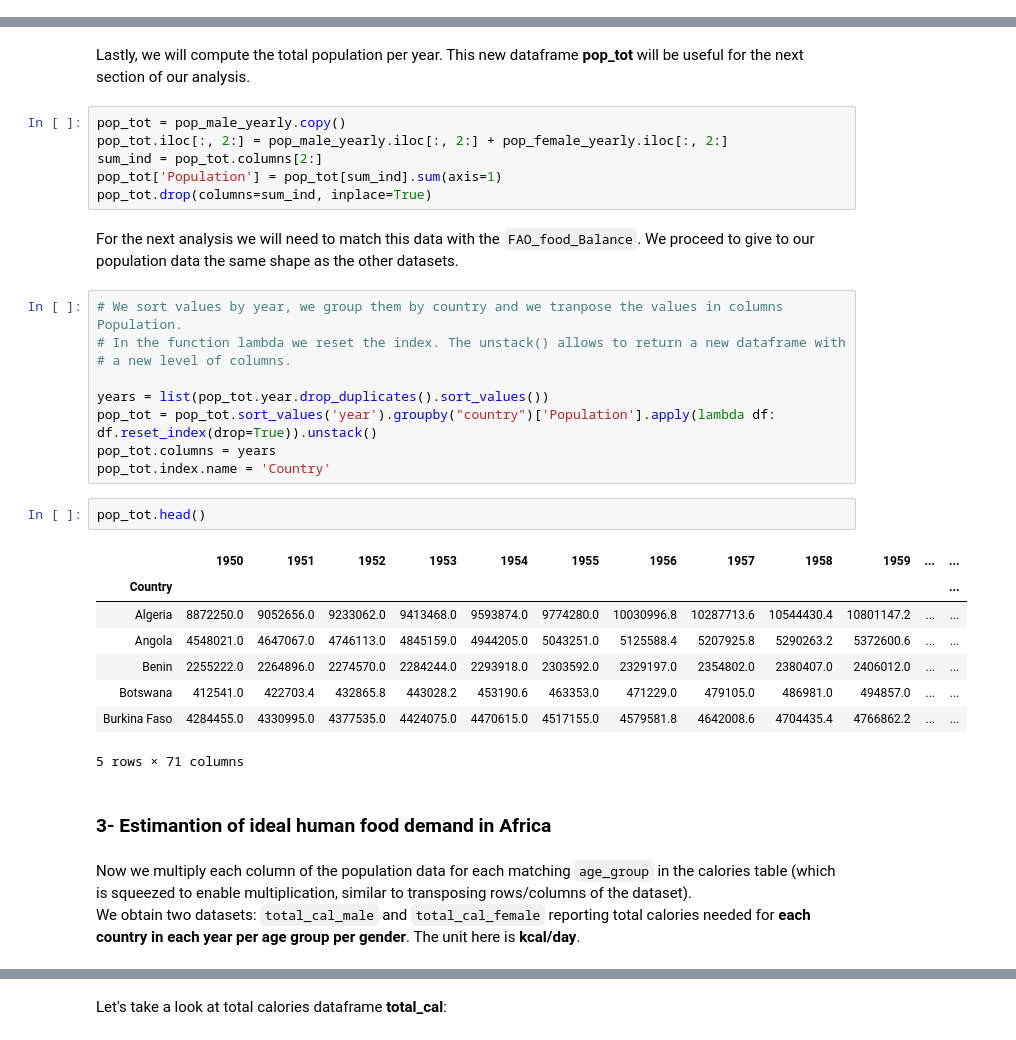
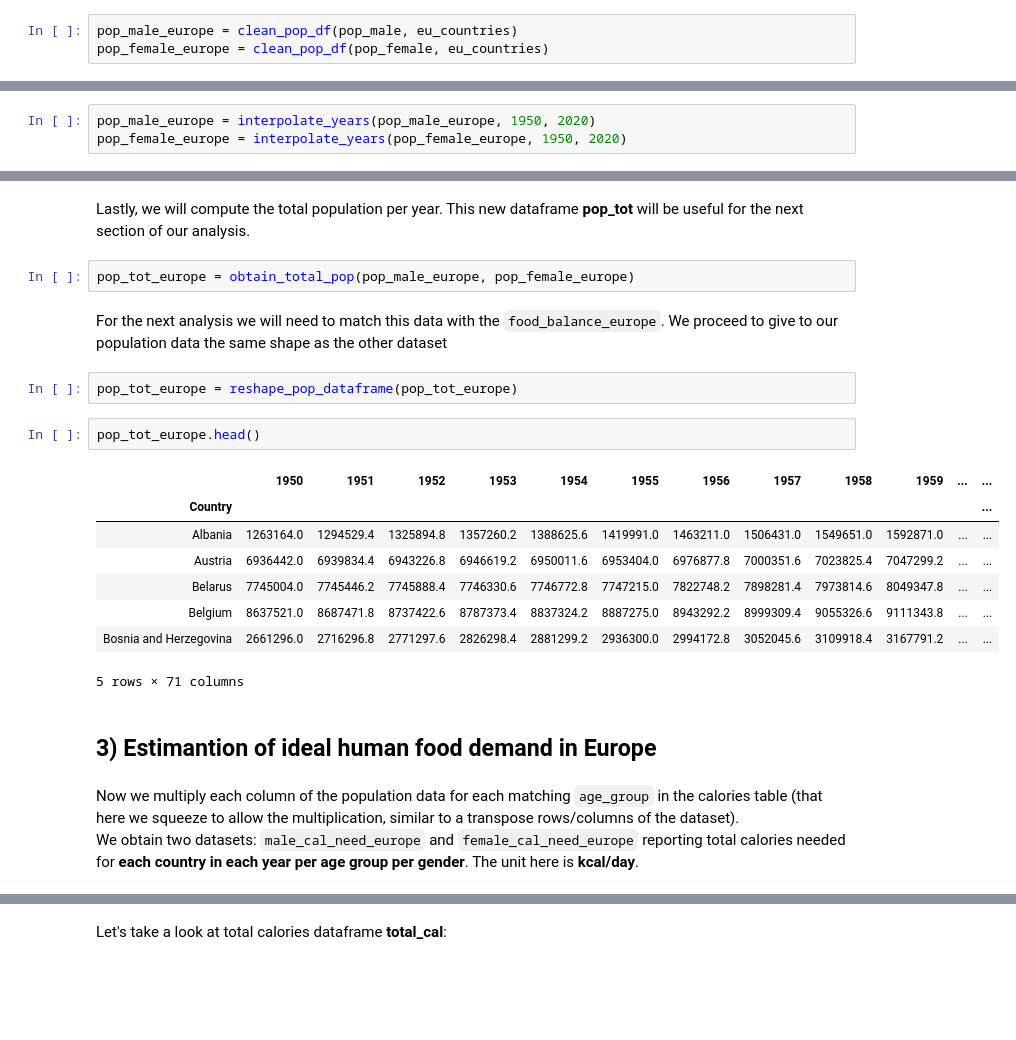
Before and after one commit to manuleo/mADAm-2019, a Jupyter notebook: project.ipynb, the cells around one changed output, grey strips where cells are left out. Saved outputs shown, nothing was run; the diff lists cells and outputs as text; blank space fills up the shorter version.

Commit message:
cleaning

```diff
--- a/project.ipynb
+++ b/project.ipynb
@@ -621,0 +816,3 @@ pop_female_yearly.head()
+# %%
+pop_male_europe = clean_pop_df(pop_male, eu_countries)
+pop_female_europe = clean_pop_df(pop_female, eu_countries)
@@ -621,0 +856,3 @@ pop_female_yearly.head()
+# %%
+pop_male_europe = interpolate_years(pop_male_europe, 1950, 2020)
+pop_female_europe = interpolate_years(pop_female_europe, 1950, 2020)
@@ -622,36 +883,25 @@ pop_female_yearly.head()
 # %% [markdown]
 Lastly, we will compute the total population per year. This new dataframe **pop_tot** will be useful for the next section of our analysis.
-# %%
-pop_tot = pop_male_yearly.copy()
-pop_tot.iloc[:, 2:] = pop_male_yearly.iloc[:, 2:] + pop_female_yearly.iloc[:, 2:]
-sum_ind = pop_tot.columns[2:]
-pop_tot['Population'] = pop_tot[sum_ind].sum(axis=1)
-pop_tot.drop(columns=sum_ind, inplace=True)
+# %%
+pop_tot_europe = obtain_total_pop(pop_male_europe, pop_female_europe)
 # %% [markdown]
-For the next analysis we will need to match this data with the `FAO_food_Balance`. We proceed to give to our population data the same shape as the other datasets.
+For the next analysis we will need to match this data with the `food_balance_europe`. We proceed to give to our population data the same shape as the other dataset
-# %%
-# We sort values by year, we group them by country and we tranpose the values in columns Population.
-# In the function lambda we reset the index. The unstack() allows to return a new dataframe with
-# a new level of columns.
-
-years = list(pop_tot.year.drop_duplicates().sort_values())
-pop_tot = pop_tot.sort_values('year').groupby("country")['Population'].apply(lambda df: df.reset_index(drop=True)).unstack()
-pop_tot.columns = years
-pop_tot.index.name = 'Country'
+# %%
+pop_tot_europe = reshape_pop_dataframe(pop_tot_europe)
 # %%
-pop_tot.head()
+pop_tot_europe.head()
 # %% [output]
 |  | 1950 | 1951 | 1952 | 1953 | 1954 | 1955 | 1956 | 1957 | 1958 | 1959 | ... | ... |
 | Country |  |  |  |  |  |  |  |  |  |  |  | ... |
-| Algeria | 8872250.0 | 9052656.0 | 9233062.0 | 9413468.0 | 9593874.0 | 9774280.0 | 10030996.8 | 10287713.6 | 10544430.4 | 10801147.2 | ... | ... |
-| Angola | 4548021.0 | 4647067.0 | 4746113.0 | 4845159.0 | 4944205.0 | 5043251.0 | 5125588.4 | 5207925.8 | 5290263.2 | 5372600.6 | ... | ... |
-| Benin | 2255222.0 | 2264896.0 | 2274570.0 | 2284244.0 | 2293918.0 | 2303592.0 | 2329197.0 | 2354802.0 | 2380407.0 | 2406012.0 | ... | ... |
-| Botswana | 412541.0 | 422703.4 | 432865.8 | 443028.2 | 453190.6 | 463353.0 | 471229.0 | 479105.0 | 486981.0 | 494857.0 | ... | ... |
-| Burkina Faso | 4284455.0 | 4330995.0 | 4377535.0 | 4424075.0 | 4470615.0 | 4517155.0 | 4579581.8 | 4642008.6 | 4704435.4 | 4766862.2 | ... | ... |
+| Albania | 1263164.0 | 1294529.4 | 1325894.8 | 1357260.2 | 1388625.6 | 1419991.0 | 1463211.0 | 1506431.0 | 1549651.0 | 1592871.0 | ... | ... |
+| Austria | 6936442.0 | 6939834.4 | 6943226.8 | 6946619.2 | 6950011.6 | 6953404.0 | 6976877.8 | 7000351.6 | 7023825.4 | 7047299.2 | ... | ... |
+| Belarus | 7745004.0 | 7745446.2 | 7745888.4 | 7746330.6 | 7746772.8 | 7747215.0 | 7822748.2 | 7898281.4 | 7973814.6 | 8049347.8 | ... | ... |
+| Belgium | 8637521.0 | 8687471.8 | 8737422.6 | 8787373.4 | 8837324.2 | 8887275.0 | 8943292.2 | 8999309.4 | 9055326.6 | 9111343.8 | ... | ... |
+| Bosnia and Herzegovina | 2661296.0 | 2716296.8 | 2771297.6 | 2826298.4 | 2881299.2 | 2936300.0 | 2994172.8 | 3052045.6 | 3109918.4 | 3167791.2 | ... | ... |
 5 rows × 71 columns
 # %% [markdown]
-### 3- Estimantion of ideal human food demand in Africa
+## 3) Estimantion of ideal human food demand in Europe
 # %% [markdown]
-Now we multiply each column of the population data for each matching `age_group` in the calories table (which is squeezed to enable multiplication, similar to transposing rows/columns of the dataset).
-We obtain two datasets: `total_cal_male` and `total_cal_female` reporting total calories needed for **each country in each year per age group per gender**.
+Now we multiply each column of the population data for each matching `age_group` in the calories table (that here we squeeze to allow the multiplication, similar to a transpose rows/columns of the dataset).
+We obtain two datasets: `male_cal_need_europe` and `female_cal_need_europe` reporting total calories needed for **each country in each year per age group per gender**.
 The unit here is **kcal/day**.
```
Also changed, not shown: parts of 298 cells of this notebook, 8 other files.
